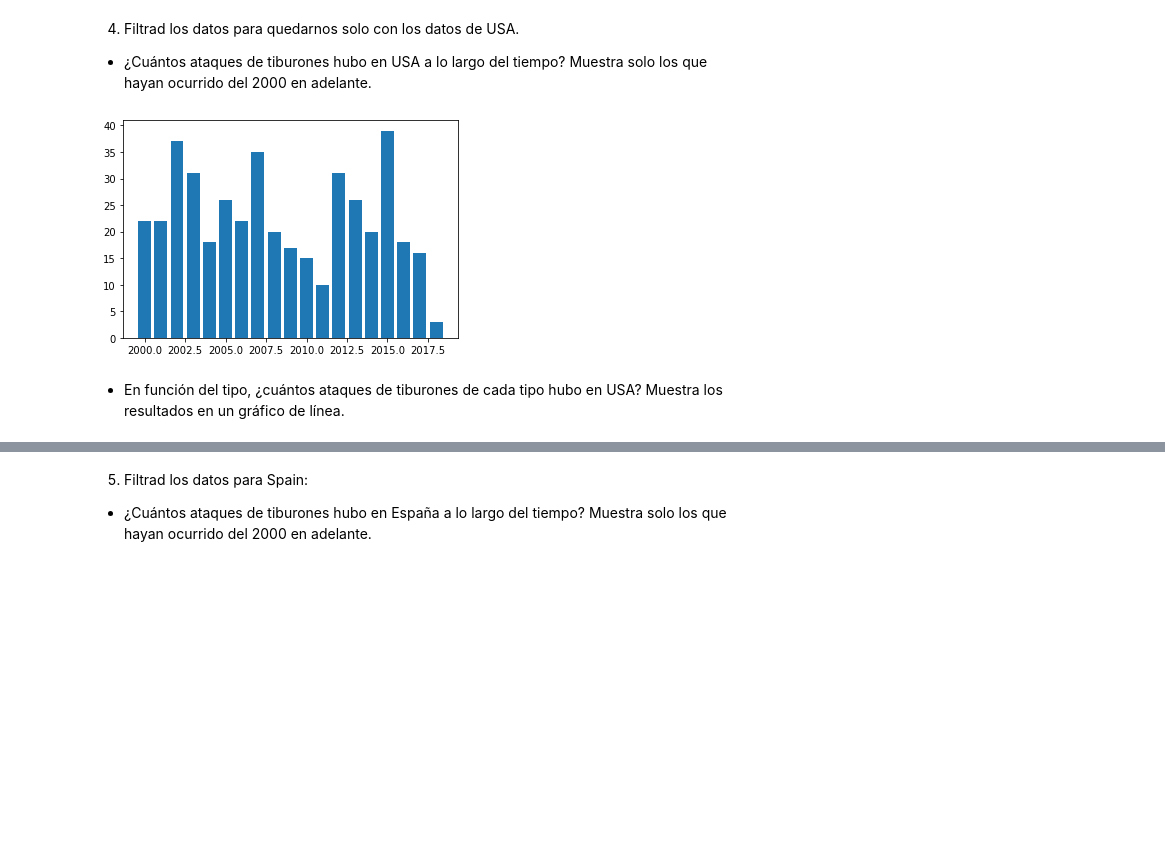
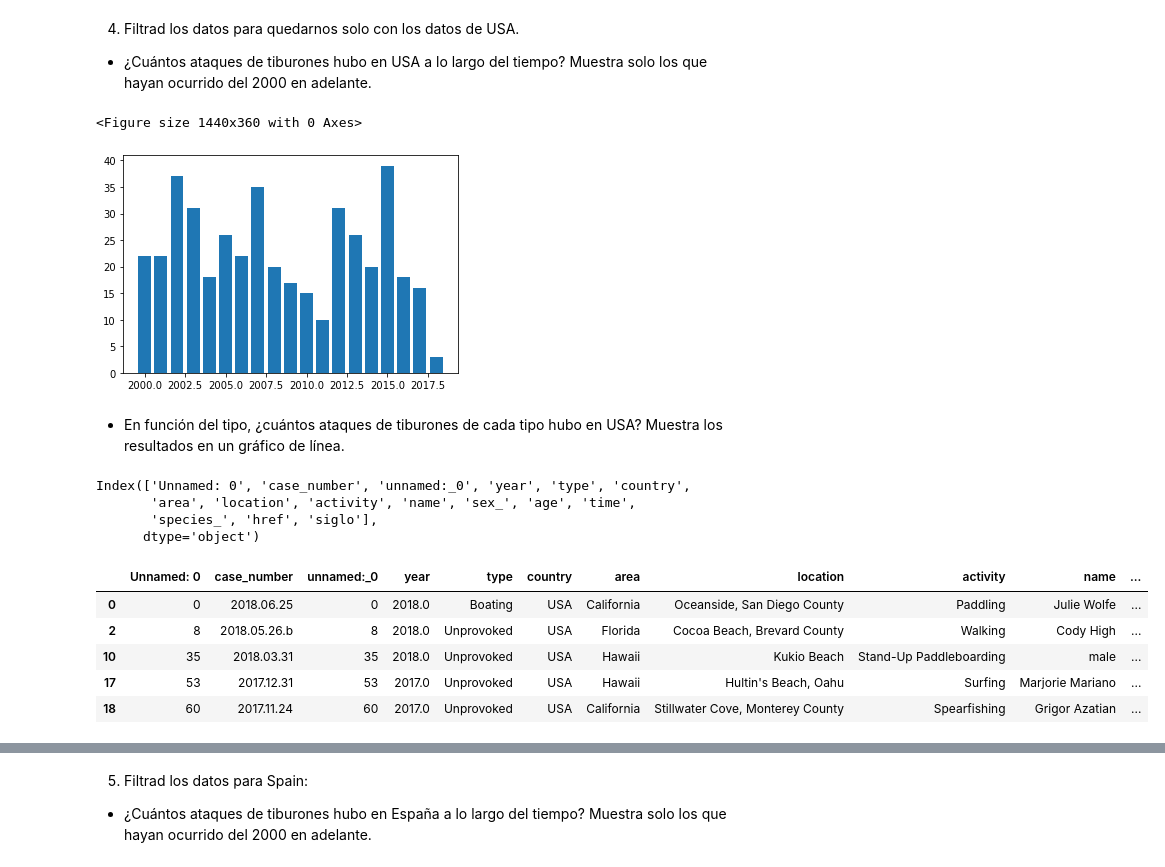
Before and after one commit to Adalab/DA-Stadistics-y-Visualizacion-Matlab-and-Seaborn-, a Jupyter notebook: visualizacion/pairprog-visualizacion-visualizacion1_matplotlib.ipynb, the cells around one changed output, grey strips where cells are left out. Saved outputs shown, nothing was run; the diff lists cells and outputs as text; code cells hidden in the pictures; blank space fills up the shorter version.

```diff
--- a/visualizacion/pairprog-visualizacion-visualizacion1_matplotlib.ipynb
+++ b/visualizacion/pairprog-visualizacion-visualizacion1_matplotlib.ipynb
@@ -178,17 +178,20 @@ plt.show()
 4. Filtrad los datos para quedarnos solo con los datos de USA.
 - ¿Cuántos ataques de tiburones hubo en USA a lo largo del tiempo? Muestra solo los que hayan ocurrido del 2000 en adelante.
 # %%
+plt.figure(figsize=(20,5))
 df_USA=df[df['country']=='USA']['year'].value_counts()
 #df_USA.value_counts('year')
 
 x=df_USA[df_USA.index>=2000].index
 y=df_USA[df_USA.index>=2000].values
 
+
 plt.figure()
 plt.bar(x,y)
 #plt.xticks(rotation = 90)
 plt.show()
 # %% [output]
+<Figure size 1440x360 with 0 Axes>
 [figure]
 # %% [markdown]
 - En función del tipo, ¿cuántos ataques de tiburones de cada tipo hubo en USA? Muestra los resultados en un gráfico de línea.
@@ -194,0 +200,16 @@ plt.show()
+# %%
+df_USA_type.columns
+# %% [output]
+Index(['Unnamed: 0', 'case_number', 'unnamed:_0', 'year', 'type', 'country',
+       'area', 'location', 'activity', 'name', 'sex_', 'age', 'time',
+       'species_', 'href', 'siglo'],
+      dtype='object')
+# %%
+df_USA_type.head(5)
+# %% [output]
+|  | Unnamed: 0 | case_number | unnamed:_0 | year | type | country | area | location | activity | name | ... |
+| 0 | 0 | 2018.06.25 | 0 | 2018.0 | Boating | USA | California | Oceanside, San Diego County | Paddling | Julie Wolfe | ... |
+| 2 | 8 | 2018.05.26.b | 8 | 2018.0 | Unprovoked | USA | Florida | Cocoa Beach, Brevard County | Walking | Cody High | ... |
+| 10 | 35 | 2018.03.31 | 35 | 2018.0 | Unprovoked | USA | Hawaii | Kukio Beach | Stand-Up Paddleboarding | male | ... |
+| 17 | 53 | 2017.12.31 | 53 | 2017.0 | Unprovoked | USA | Hawaii | Hultin's Beach, Oahu | Surfing | Marjorie Mariano | ... |
+| 18 | 60 | 2017.11.24 | 60 | 2017.0 | Unprovoked | USA | California | Stillwater Cove, Monterey County | Spearfishing | Grigor Azatian | ... |
```
Also changed, not shown: parts of 9 cells of this notebook.
